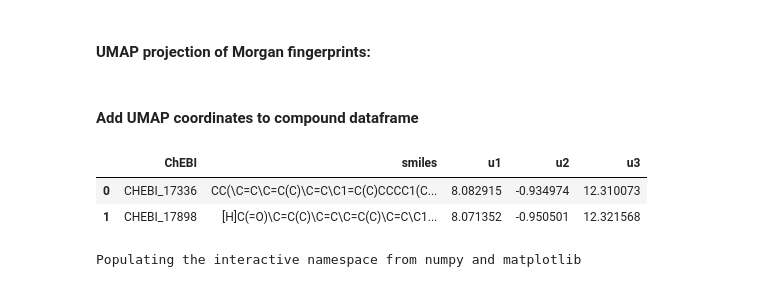
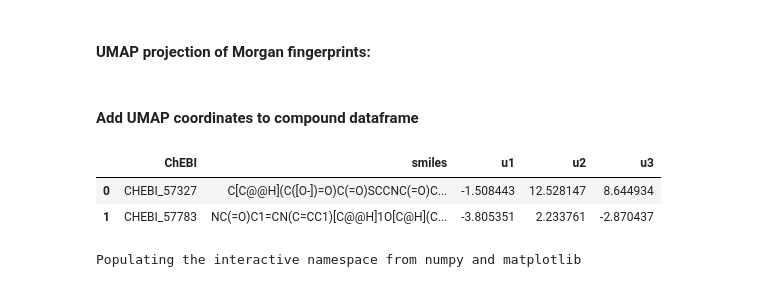
Before and after one commit to ajinich/mtb_tn_db, a Jupyter notebook: ml-standardised_data/smiles_clustering_vis.ipynb, the cells around one changed output. Cells and saved outputs as stored; diff of their text form; code cells hidden in the pictures.

```diff
--- a/ml-standardised_data/smiles_clustering_vis.ipynb
+++ b/ml-standardised_data/smiles_clustering_vis.ipynb
@@ -134,5 +147,9 @@ remove cofactors:
+# %%
+h_id = 'CHEBI_15378'
+h2o_id = 'CHEBI_15377'
+list_unwanted_mols = [h_id, h2o_id]
 # %%
-df_45_l_rhea_chebi_smiles_noCF = df_45_l_rhea_chebi_smiles[~df_45_l_rhea_chebi_smiles.ChEBI.isin(cofactor_IDS)].copy()
-df_45_l_rhea_chebi_smiles_noCF.reset_index(inplace=True, drop=True)
+df_UP_rhea_chebi_smiles = df_UP_rhea_chebi_smiles[~df_UP_rhea_chebi_smiles.ChEBI.isin(list_unwanted_mols)]
+df_UP_rhea_chebi_smiles.reset_index(inplace=True, drop=True)
 # %%
 # How many uniqu compounds?
@@ -148,9 +165,9 @@ print(df_45_l_rhea_chebi_smiles_noCF[df_45_l_rhea_chebi_smiles_noCF.type=='RIGHT
 # %% [markdown]
 ### Visualize a random subset of the substrate/product SMILES strings :
 # %%
-mols_smiles = list(set(df_45_l_rhea_chebi_smiles_noCF.smiles.tolist()))
+mols_smiles = list(set(df_UP_rhea_chebi_smiles.smiles.tolist()))
 mols_rdkit = [Chem.MolFromSmiles(smi) for smi in mols_smiles]
-rand_mols = random.sample(mols_rdkit, 5)
+rand_mols = sample(mols_rdkit, 3)
 for mol in rand_mols:
     display(mol)
 # %% [output]
@@ -158,9 +183,9 @@ NameError: name 'df_45_l_rhea_chebi_smiles_noCF' is not defined
 # %% [markdown]
 ## Compute their Morgan fingerprints and cluster them:
 # %%
-df_mols_uniq_noCF = df_45_l_rhea_chebi_smiles_noCF[['ChEBI', 'smiles']].drop_duplicates()
-df_mols_uniq_noCF.reset_index(inplace=True, drop=True)
-mols_smiles = df_mols_uniq_noCF.smiles.tolist()
+df_mols_uniq = df_UP_rhea_chebi_smiles[['ChEBI', 'smiles']].drop_duplicates()
+df_mols_uniq.reset_index(inplace=True, drop=True)
+mols_smiles = df_mols_uniq.smiles.tolist()
 
 Xfp = []
 for smi in mols_smiles:
@@ -180,12 +214,12 @@ u_fp = umap.UMAP(random_state = seed, metric='jaccard', min_dist = 0, n_componen
 # %% [markdown]
 #### Add UMAP coordinates to compound dataframe
 # %%
-df_mols_uniq_noCF['u1'], df_mols_uniq_noCF['u2'], df_mols_uniq_noCF['u3'] = u_fp[:,0], u_fp[:,1], u_fp[:,2]
-df_mols_uniq_noCF.head(2)
+df_mols_uniq['u1'], df_mols_uniq['u2'], df_mols_uniq['u3'] = u_fp[:,0], u_fp[:,1], u_fp[:,2]
+df_mols_uniq.head(2)
 # %% [output]
 |  | ChEBI | smiles | u1 | u2 | u3 |
-| 0 | CHEBI_17336 | CC(\C=C\C=C(C)\C=C\C1=C(C)CCCC1(C... | 8.082915 | -0.934974 | 12.310073 |
-| 1 | CHEBI_17898 | [H]C(=O)\C=C(C)\C=C\C=C(C)\C=C\C1... | 8.071352 | -0.950501 | 12.321568 |
+| 0 | CHEBI_57327 | C[C@@H](C([O-])=O)C(=O)SCCNC(=O)C... | -1.508443 | 12.528147 | 8.644934 |
+| 1 | CHEBI_57783 | NC(=O)C1=CN(C=CC1)[C@@H]1O[C@H](C... | -3.805351 | 2.233761 | -2.870437 |
 # %%
 %pylab inline
 # %% [output]
```
Also changed, not shown: parts of 48 cells of this notebook, 1 other file.
